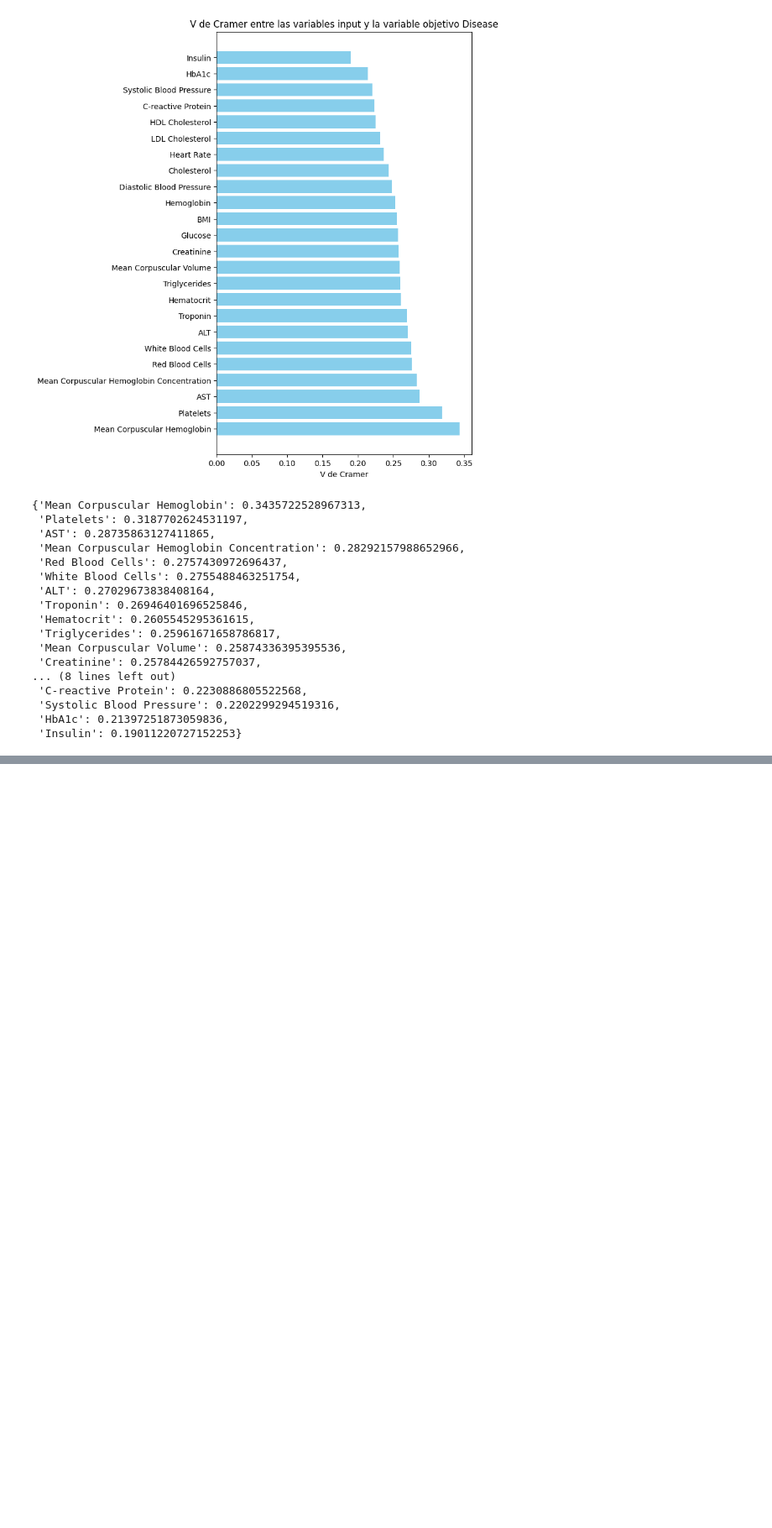
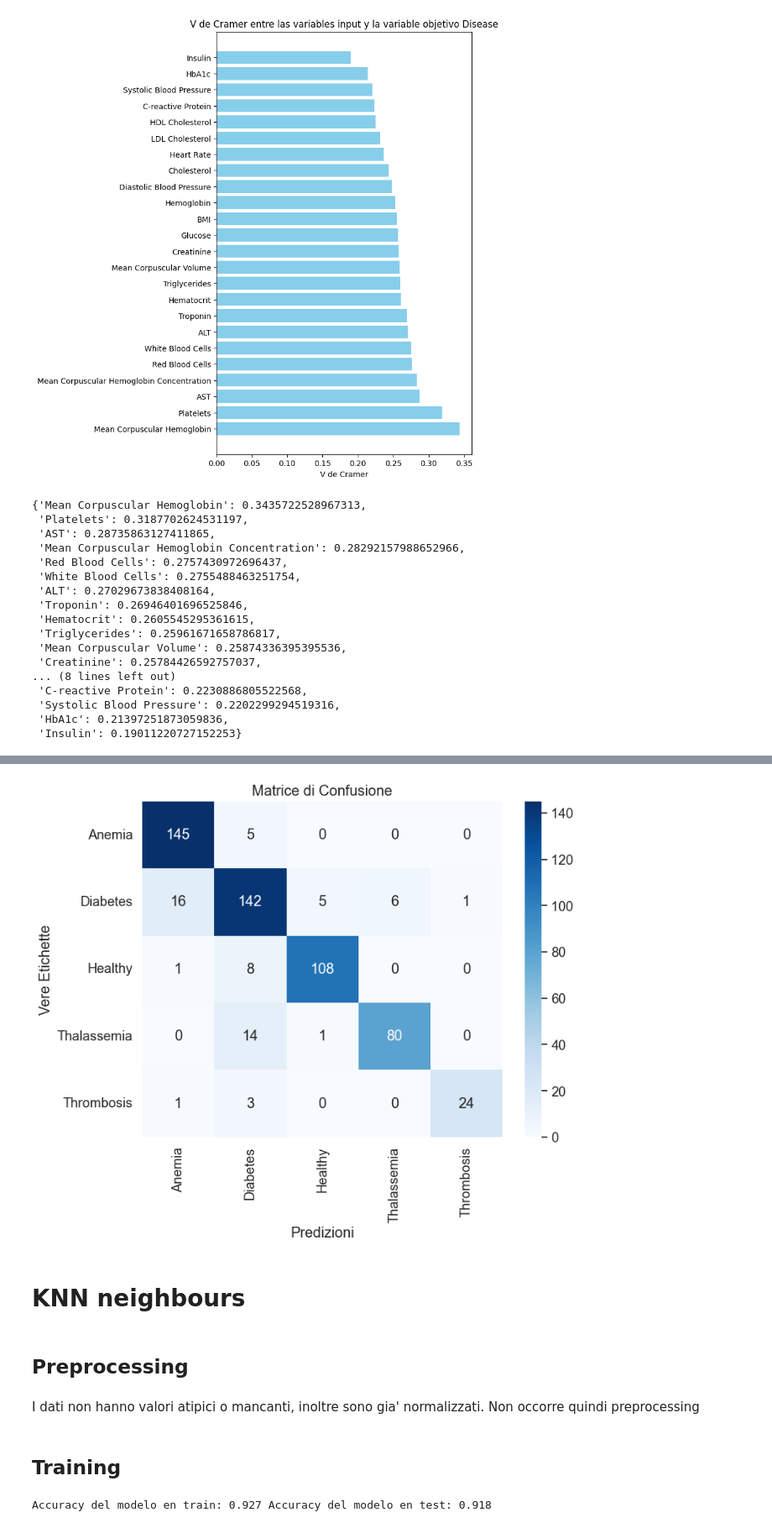
Before and after one commit to mariasuarezq/Multi_Agent_Model_for_Disease_Diagnosis_and_Classification, a Jupyter notebook: src/models_training/disease_classification/disease_classification.ipynb, the cells around one changed output, grey strips where cells are left out. Shown: that part at 84% size. Drawn from its saved outputs; the diff is of its cells as text; code cells hidden in the pictures; blank space fills up the shorter version.

```diff
--- a/src/models_training/disease_classification/disease_classification.ipynb
+++ b/src/models_training/disease_classification/disease_classification.ipynb
@@ -148,0 +216,8 @@ plot_feature_impact_on_disease(dataframe=df_disease,
+# %%
+# Pipeline con standardizzazione delle variabili numeriche e modello SVM
+svm_pipeline = Pipeline([
+    ('svm', SVC(kernel='linear', probability=True, random_state=seed))  # Modello SVM con kernel lineare
+])
+
+# Addestramento del modello
+svm_pipeline.fit(X_train, y_train)
@@ -148,0 +229,7 @@ plot_feature_impact_on_disease(dataframe=df_disease,
+# %%
+# Predizioni sul set di test
+y_pred = svm_pipeline.predict(X_test)
+
+# Report di classificazione
+print("\nReport di classificazione:\n")
+print(classification_report(y_test, y_pred))
@@ -148,0 +250,30 @@ plot_feature_impact_on_disease(dataframe=df_disease,
+# %%
+# Matrice di confusione
+cm = confusion_matrix(y_test, y_pred)
+class_names = encoder.categories_[0]
+
+# Visualizzare la matrice di confusione usando heatmap
+plt.figure(figsize=(8, 6))
+sns.heatmap(cm, annot=True, fmt='g', cmap='Blues', xticklabels=class_names, yticklabels=class_names)
+plt.xlabel('Predizioni')
+plt.ylabel('Vere Etichette')
+plt.title('Matrice di Confusione')
+plt.show()
+# %% [output]
+[figure, added]
+# %% [markdown]
+# KNN neighbours
+# %% [markdown]
+## Preprocessing
+# %% [markdown]
+I dati non hanno valori atipici o mancanti, inoltre sono gia' normalizzati. Non occorre quindi preprocessing
+# %% [markdown]
+## Training
+# %%
+KNN=KNeighborsClassifier()
+
+KNN.fit(X_train, y_train) ## entrenando
+print('Accuracy del modelo en train: %.3f' %KNN.score(X_train, y_train),
+      'Accuracy del modelo en test: %.3f ' %KNN.score(X_test, y_test))
+# %% [output]
+Accuracy del modelo en train: 0.927 Accuracy del modelo en test: 0.918
```
Also changed, not shown: parts of 23 cells of this notebook, 1 other file.
